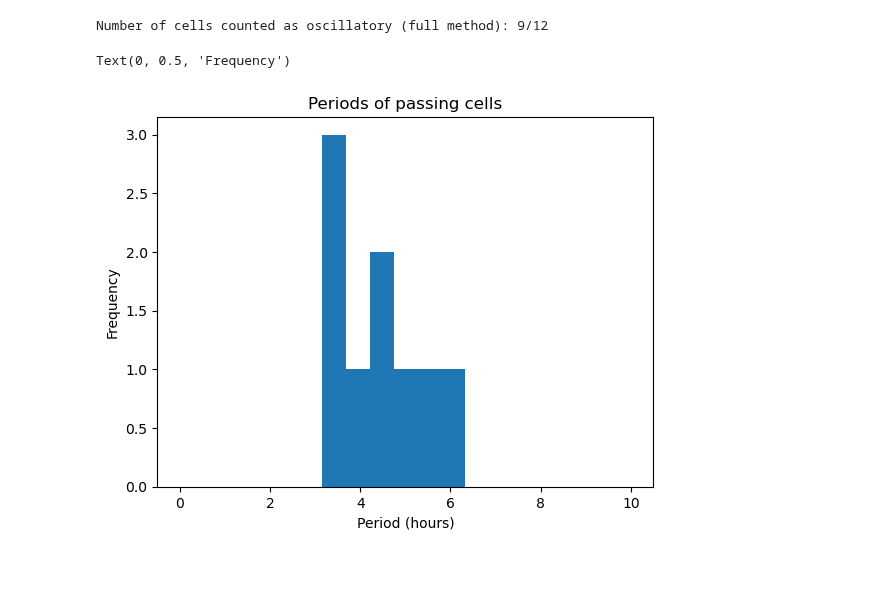
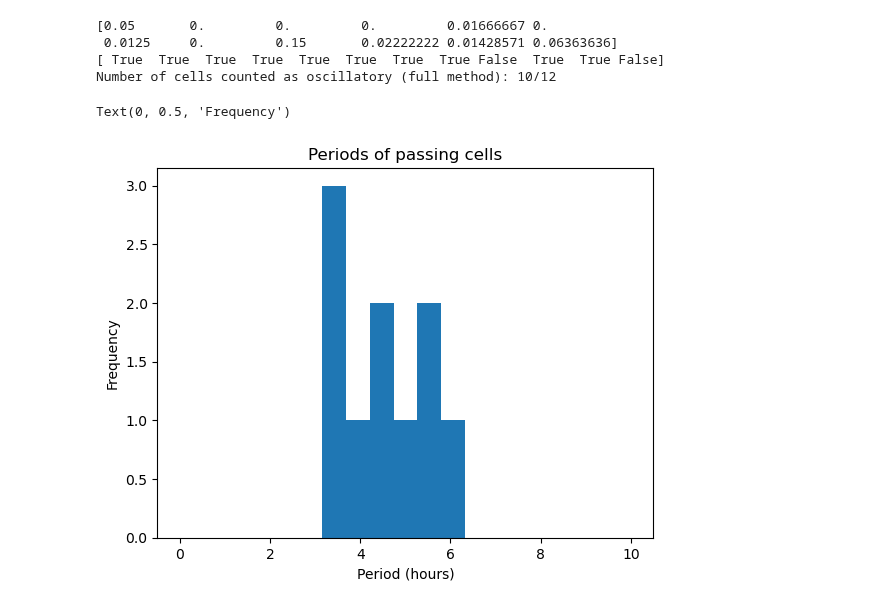
Before and after one commit to TristanSones-Dykes/GPCell, a Jupyter notebook: scripts/tutorial_recreation.ipynb, the cells around one changed output. Saved outputs shown, nothing was run; the diff lists cells and outputs as text; code cells hidden in the pictures; blank space fills up the shorter version.

Commit message:
Full working bootstrap method

```diff
--- a/scripts/tutorial_recreation.ipynb
+++ b/scripts/tutorial_recreation.ipynb
@@ -13,7 +13,7 @@ path = "data/hes/Hes1_example.csv"
 from pyrocell.gp.gpflow import OscillatorDetector
 # %%
 osc = OscillatorDetector(path, "Time (h)", "Background", "Cell")
-params = {"verbose": True, "plots": ["background", "detrend"]}
+params = {"verbose": True, "plots": ["background", "detrend", "BIC", "LLR", "periods"]}
 osc.run(**params)
 # %% [output]
 Loaded data with 12 cells and 4 background noise models
@@ -54,7 +53,7 @@ Number of cells counted as oscillatory (BIC method): 10/12
 # %%
 LLR_list = osc.LLRs
 LLR_list_synth = osc.synth_LLRs
-period_list = [5.5, 4.5, 4.5, 3.5, 6.0, 4.0, 3.5, 5.5, 6.0, 5.0, 3.5, 2.5]
+period_list = osc.periods
 
 import numpy as np
 import matplotlib.pyplot as plt
@@ -65,6 +64,7 @@ LLR_synth_array = np.array(LLR_list_synth)
 # find indices where nan
 nan_inds = np.isnan(LLR_array)
 LLR_array = LLR_array[~nan_inds]
+LLR_synth_array = LLR_synth_array[~np.isnan(LLR_synth_array)]
 
 # LLRs can be tiny and just negative - this just sets them to zero
 LLR_array[LLR_array < 0] = 0
@@ -94,32 +94,38 @@ piGUESS1 = yy[0]
 
 I = np.argsort(LLR_array)
 
 LLR_array_sorted = LLR_array[I]
 
 q1 = np.zeros_like(LLR_array_sorted)
 
 for i, thresh in enumerate(LLR_array_sorted):
     q1[i] = (
         piGUESS1
         * (sum(LLR_synth_array >= thresh) / len(LLR_synth_array))
         / (sum(LLR_array_sorted >= thresh) / len(LLR_array_sorted))
     )
 
 q_vals = q1[np.argsort(I)]
 osc_filt = q_vals < 0.05
 
+print(q_vals)
+print(osc_filt)
+
 print(
     "Number of cells counted as oscillatory (full method): {0}/{1}".format(
         sum(osc_filt), len(osc_filt)
     )
 )
 
 period_array = np.array(period_list)[~nan_inds]
 plt.hist(period_array[osc_filt], bins=np.linspace(0, 10, 20))
 plt.title("Periods of passing cells")
 plt.xlabel("Period (hours)")
 plt.ylabel("Frequency")
 # %% [output]
-Number of cells counted as oscillatory (full method): 9/12
+[0.05       0.         0.         0.         0.01666667 0.
+ 0.0125     0.         0.15       0.02222222 0.01428571 0.06363636]
+[ True  True  True  True  True  True  True  True False  True  True False]
+Number of cells counted as oscillatory (full method): 10/12
 Text(0, 0.5, 'Frequency')
-[figure, old version]
+[figure, new version]
```
Also changed, not shown: parts of 2 cells of this notebook, 8 other files.
